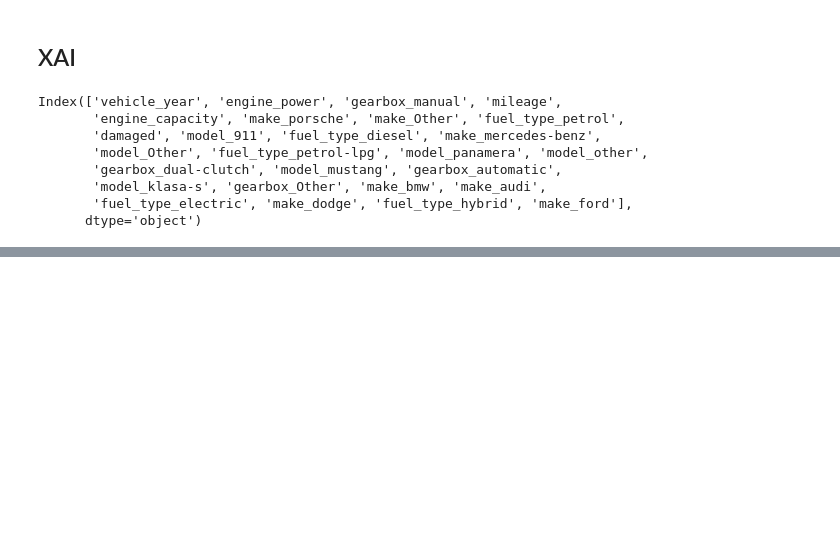
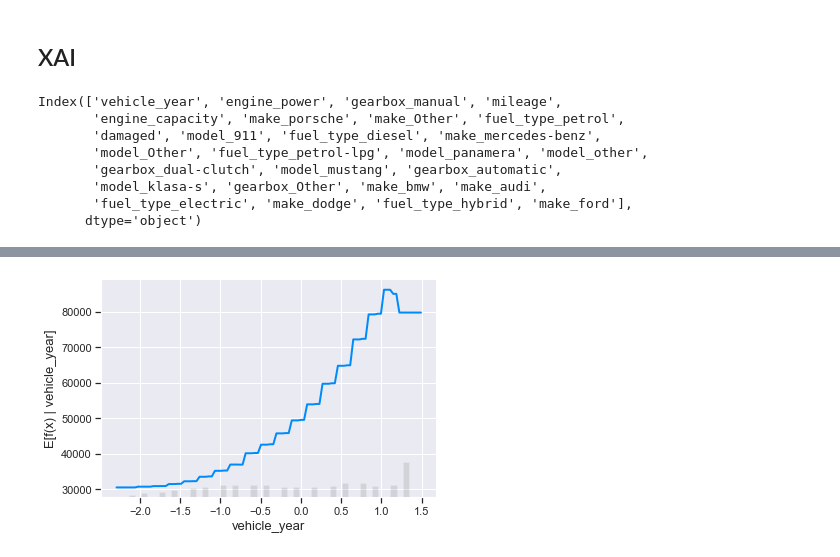
Before and after one commit to boro128/OLX_recruitment_task, a Jupyter notebook: solution.ipynb, the cells around one changed output, grey strips where cells are left out. Cells and saved outputs as stored; diff of their text form; code cells hidden in the pictures; blank space fills up the shorter version.

```diff
--- a/solution.ipynb
+++ b/solution.ipynb
@@ -488,0 +499,9 @@ shap_values.data = standarizer.inverse_transform(shap_values.data[])
+# %%
+shap.partial_dependence_plot(
+    0,
+    model.predict,
+    X,
+    ice=False
+)
+# %% [output]
+[figure, added]
```
Also changed, not shown: parts of 7 cells of this notebook.
